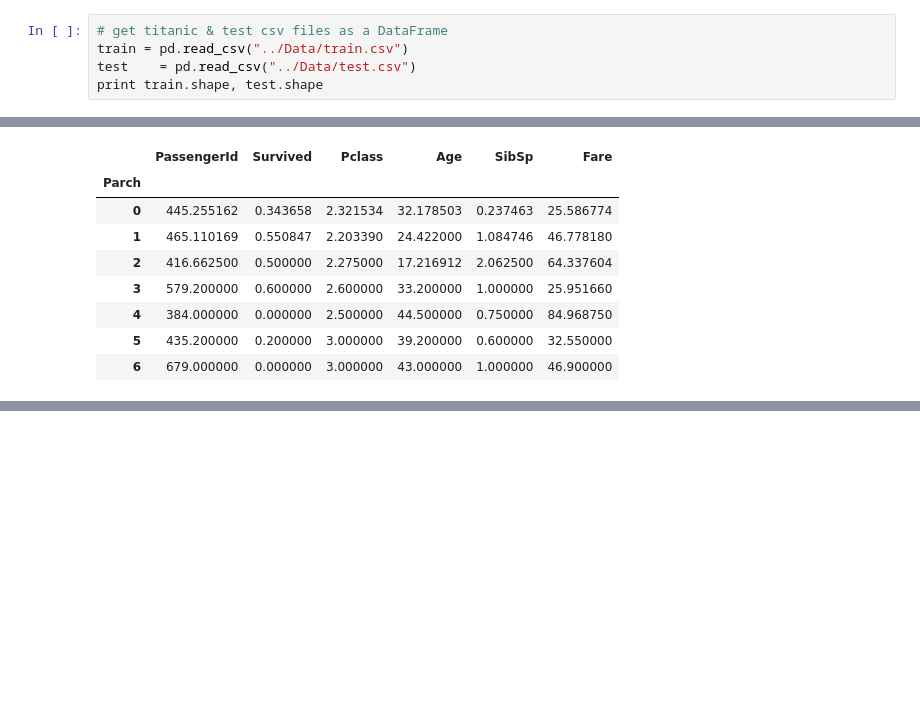
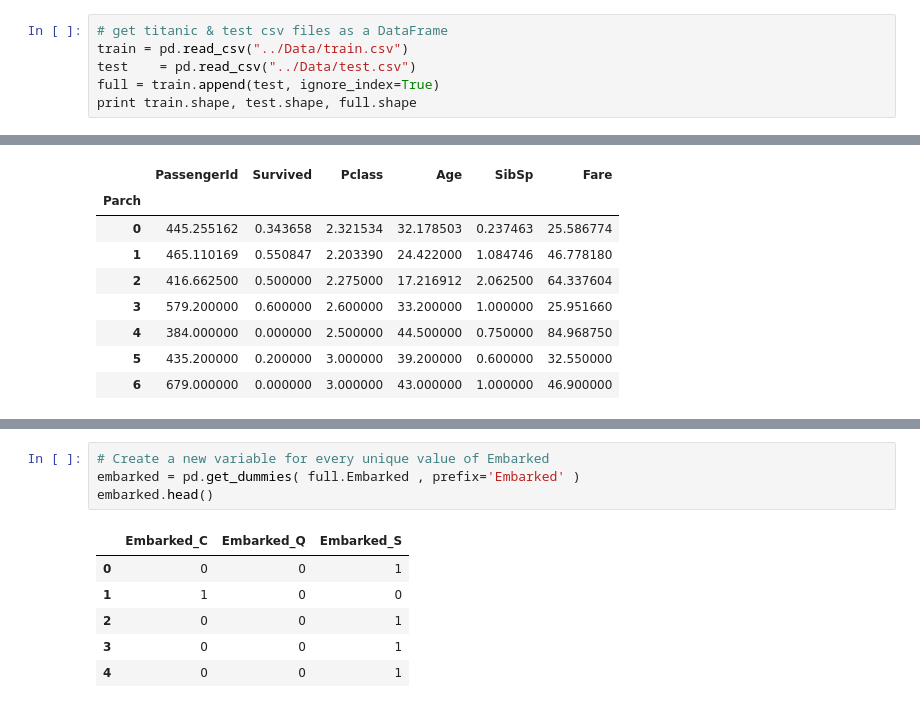
Before and after one commit to maviator/kaggle_titanic, a Jupyter notebook: Scripts/titanicPredictionNotebook.ipynb, the cells around one changed output, grey strips where cells are left out. Saved outputs shown, nothing was run; the diff lists cells and outputs as text; blank space fills up the shorter version.

```diff
--- a/Scripts/titanicPredictionNotebook.ipynb
+++ b/Scripts/titanicPredictionNotebook.ipynb
@@ -36,5 +36,6 @@ pylab.rcParams[ 'figure.figsize' ] = 8 , 6
 # get titanic & test csv files as a DataFrame
 train = pd.read_csv("../Data/train.csv")
 test    = pd.read_csv("../Data/test.csv")
-print train.shape, test.shape
+full = train.append(test, ignore_index=True)
+print train.shape, test.shape, full.shape
 # %% [output]
@@ -212,0 +227,11 @@ train.groupby('Parch').mean()
+# %%
+# Create a new variable for every unique value of Embarked
+embarked = pd.get_dummies( full.Embarked , prefix='Embarked' )
+embarked.head()
+# %% [output]
+|  | Embarked_C | Embarked_Q | Embarked_S |
+| 0 | 0 | 0 | 1 |
+| 1 | 1 | 0 | 0 |
+| 2 | 0 | 0 | 1 |
+| 3 | 0 | 0 | 1 |
+| 4 | 0 | 0 | 1 |
```
Also changed, not shown: parts of 15 cells of this notebook.
